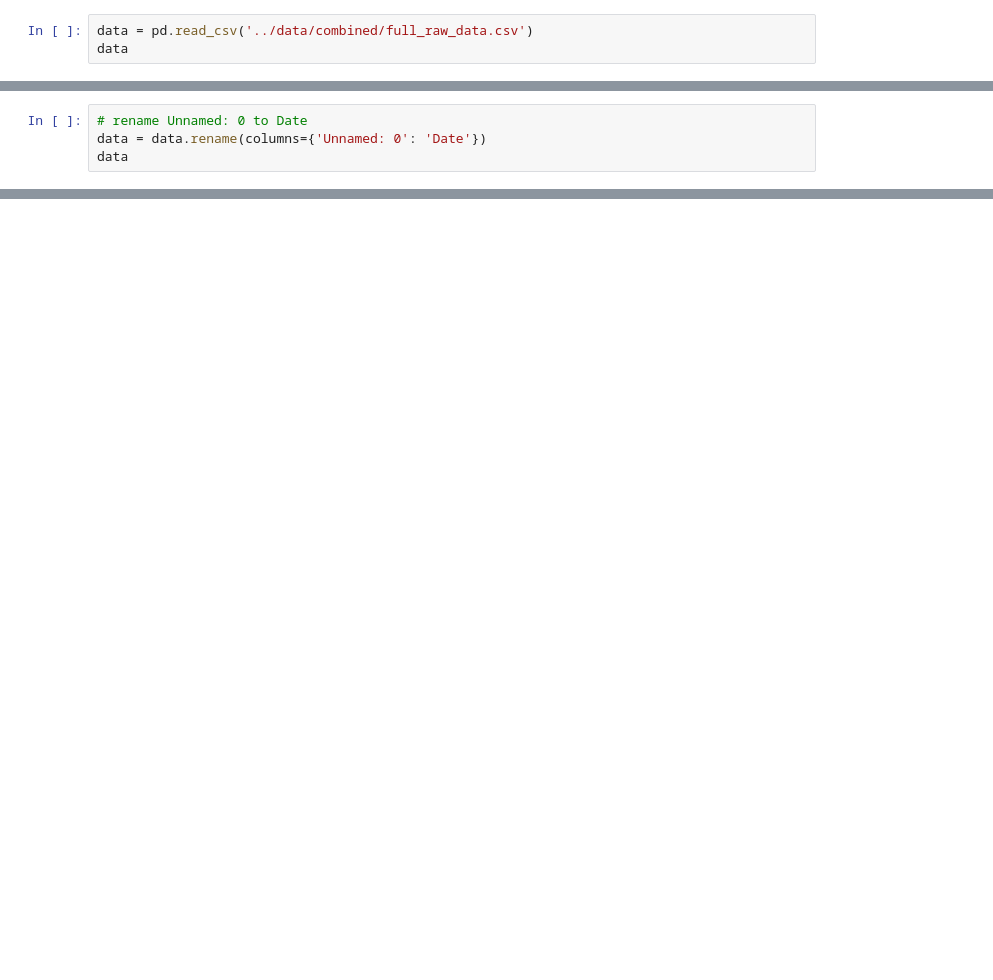
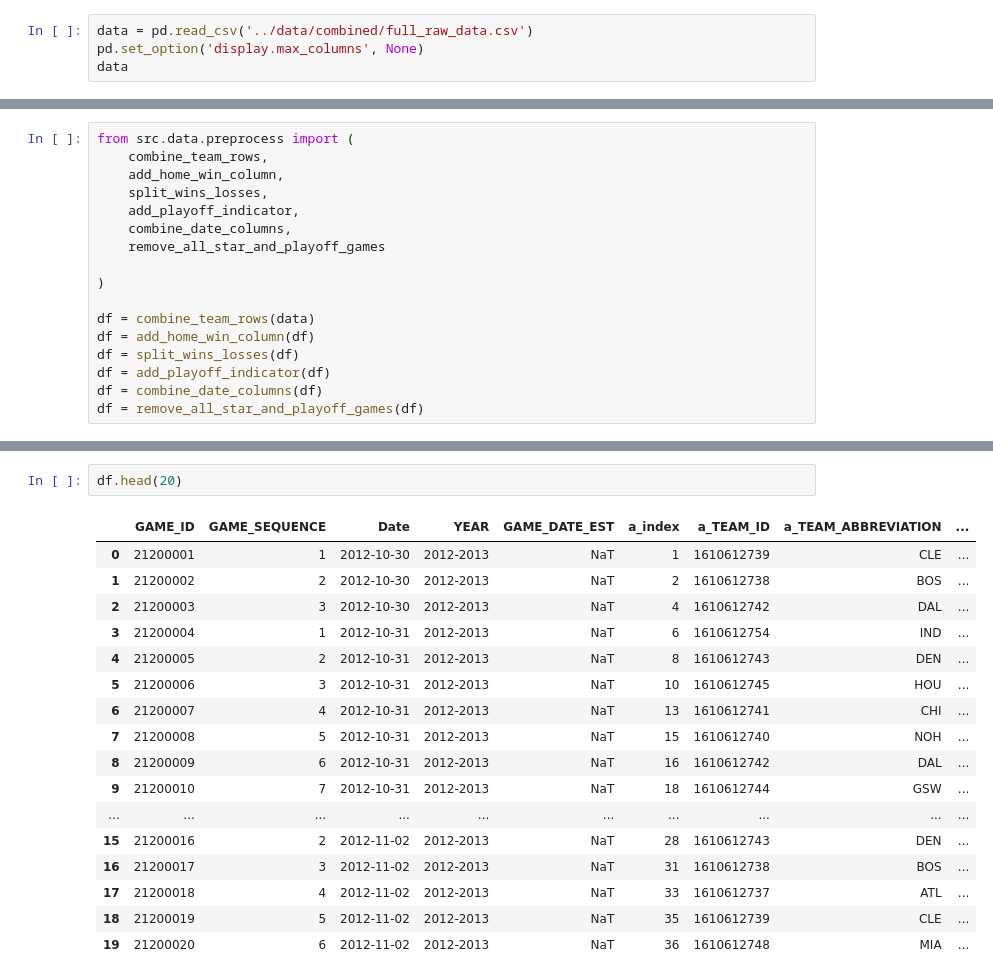
Before and after one commit to lathangregg/DL_project, a Jupyter notebook: notebooks/lathan.ipynb, the cells around one changed output, grey strips where cells are left out. Cells and saved outputs as stored; diff of their text form; blank space fills up the shorter version.

Commit message:
added data processing steps

```diff
--- a/notebooks/lathan.ipynb
+++ b/notebooks/lathan.ipynb
@@ -12,4 +18,5 @@ import os
 # %%
 data = pd.read_csv('../data/combined/full_raw_data.csv')
+pd.set_option('display.max_columns', None)
 data
 # %% [output]
@@ -26,7 +33,3 @@ data
 | 17224 | 2019-04-10 | 11 | 21801230 | 1610612758 | SAC | Sacramento | 39-43 | ... |
 | 17225 | 2019-04-10 | 11 | 21801230 | 1610612757 | POR | Portland | 53-29 | ... |
 17226 rows × 30 columns
-# %%
-# rename Unnamed: 0 to Date
-data = data.rename(columns={'Unnamed: 0': 'Date'})
-data
@@ -46,0 +38,17 @@ data
+# %%
+from src.data.preprocess import (
+    combine_team_rows,
+    add_home_win_column,
+    split_wins_losses,
+    add_playoff_indicator,
+    combine_date_columns,
+    remove_all_star_and_playoff_games
+
+)
+
+df = combine_team_rows(data)
+df = add_home_win_column(df)
+df = split_wins_losses(df)
+df = add_playoff_indicator(df)
+df = combine_date_columns(df)
+df = remove_all_star_and_playoff_games(df)
@@ -46,0 +80,20 @@ data
+# %%
+df.head(20)
+# %% [output]
+|  | GAME_ID | GAME_SEQUENCE | Date | YEAR | GAME_DATE_EST | a_index | a_TEAM_ID | a_TEAM_ABBREVIATION | ... |
+| 0 | 21200001 | 1 | 2012-10-30 | 2012-2013 | NaT | 1 | 1610612739 | CLE | ... |
+| 1 | 21200002 | 2 | 2012-10-30 | 2012-2013 | NaT | 2 | 1610612738 | BOS | ... |
+| 2 | 21200003 | 3 | 2012-10-30 | 2012-2013 | NaT | 4 | 1610612742 | DAL | ... |
+| 3 | 21200004 | 1 | 2012-10-31 | 2012-2013 | NaT | 6 | 1610612754 | IND | ... |
+| 4 | 21200005 | 2 | 2012-10-31 | 2012-2013 | NaT | 8 | 1610612743 | DEN | ... |
+| 5 | 21200006 | 3 | 2012-10-31 | 2012-2013 | NaT | 10 | 1610612745 | HOU | ... |
+| 6 | 21200007 | 4 | 2012-10-31 | 2012-2013 | NaT | 13 | 1610612741 | CHI | ... |
+| 7 | 21200008 | 5 | 2012-10-31 | 2012-2013 | NaT | 15 | 1610612740 | NOH | ... |
+| 8 | 21200009 | 6 | 2012-10-31 | 2012-2013 | NaT | 16 | 1610612742 | DAL | ... |
+| 9 | 21200010 | 7 | 2012-10-31 | 2012-2013 | NaT | 18 | 1610612744 | GSW | ... |
+| ... | ... | ... | ... | ... | ... | ... | ... | ... | ... |
+| 15 | 21200016 | 2 | 2012-11-02 | 2012-2013 | NaT | 28 | 1610612743 | DEN | ... |
+| 16 | 21200017 | 3 | 2012-11-02 | 2012-2013 | NaT | 31 | 1610612738 | BOS | ... |
+| 17 | 21200018 | 4 | 2012-11-02 | 2012-2013 | NaT | 33 | 1610612737 | ATL | ... |
+| 18 | 21200019 | 5 | 2012-11-02 | 2012-2013 | NaT | 35 | 1610612739 | CLE | ... |
+| 19 | 21200020 | 6 | 2012-11-02 | 2012-2013 | NaT | 36 | 1610612748 | MIA | ... |
```
Also changed, not shown: parts of 24 cells of this notebook, 9 other files.
